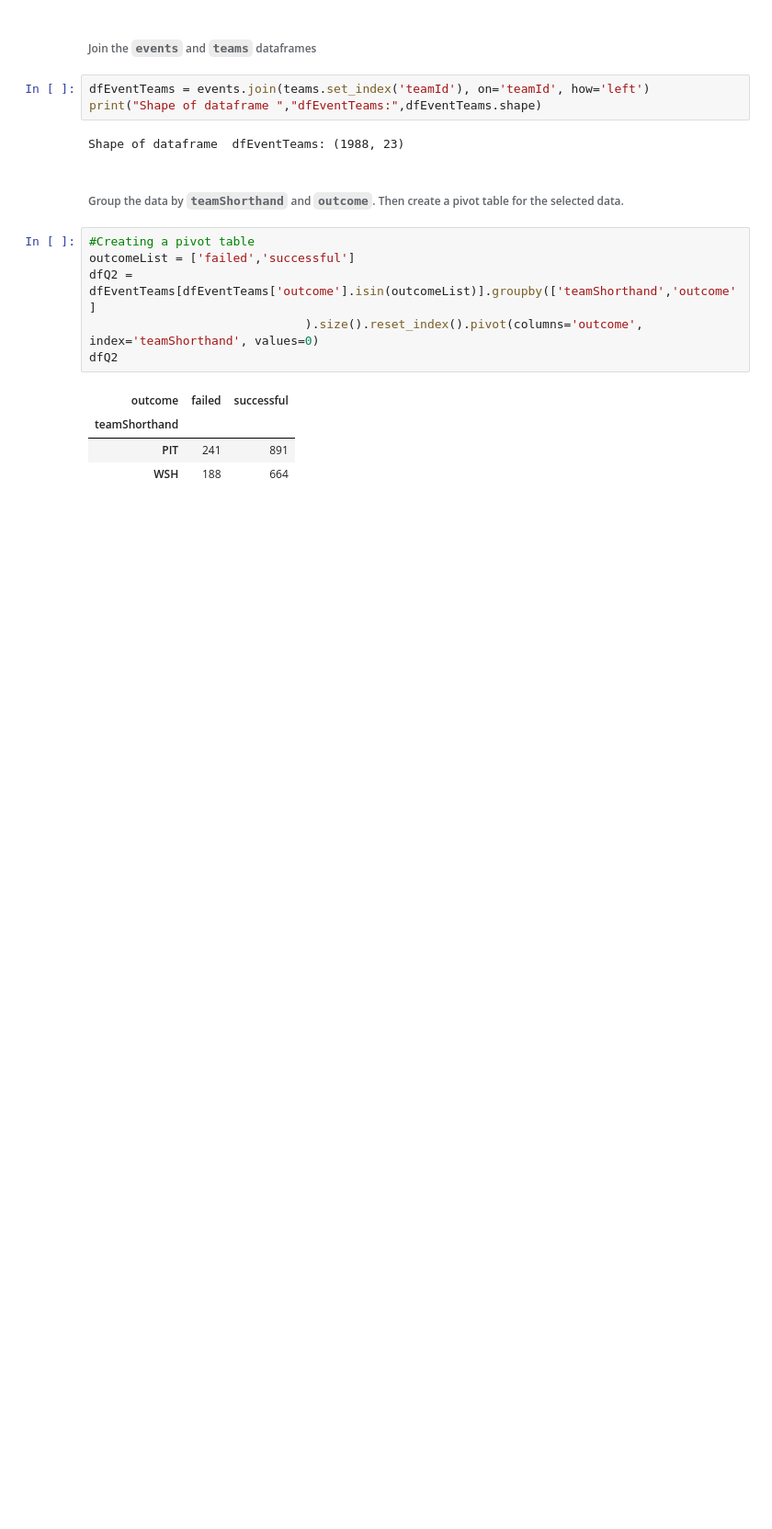
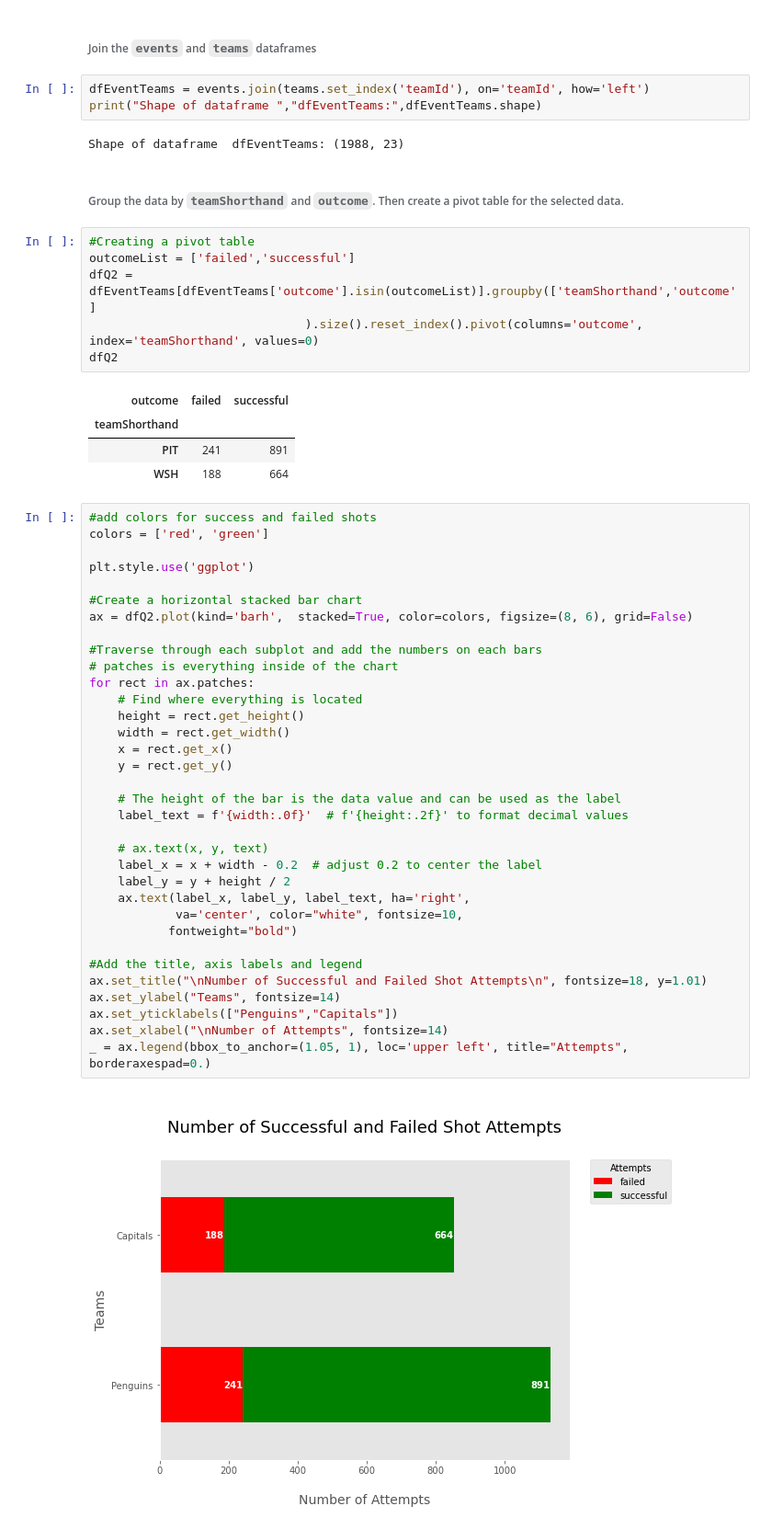
Before and after one commit to nitishbhardwaj1912/gameDataAnalytics, a Jupyter notebook: DataAnalysis.ipynb, the cells around one changed output. Shown at 92% size. Saved outputs shown, nothing was run; the diff lists cells and outputs as text; blank space fills up the shorter version.

Commit message:
Added Analysis 2-Visualization

```diff
--- a/DataAnalysis.ipynb
+++ b/DataAnalysis.ipynb
@@ -149,3 +149,39 @@ dfQ2
 | teamShorthand |  |  |
 | PIT | 241 | 891 |
 | WSH | 188 | 664 |
+# %%
+#add colors for success and failed shots
+colors = ['red', 'green']
+
+plt.style.use('ggplot')
+
+#Create a horizontal stacked bar chart
+ax = dfQ2.plot(kind='barh',  stacked=True, color=colors, figsize=(8, 6), grid=False)
+
+#Traverse through each subplot and add the numbers on each bars
+# patches is everything inside of the chart
+for rect in ax.patches:
+    # Find where everything is located
+    height = rect.get_height()
+    width = rect.get_width()
+    x = rect.get_x()
+    y = rect.get_y()
+
+    # The height of the bar is the data value and can be used as the label
+    label_text = f'{width:.0f}'  # f'{height:.2f}' to format decimal values
+
+    # ax.text(x, y, text)
+    label_x = x + width - 0.2  # adjust 0.2 to center the label
+    label_y = y + height / 2
+    ax.text(label_x, label_y, label_text, ha='right',
+            va='center', color="white", fontsize=10,
+           fontweight="bold")
+
+#Add the title, axis labels and legend
+ax.set_title("\nNumber of Successful and Failed Shot Attempts\n", fontsize=18, y=1.01)
+ax.set_ylabel("Teams", fontsize=14)
+ax.set_yticklabels(["Penguins","Capitals"])
+ax.set_xlabel("\nNumber of Attempts", fontsize=14)
+_ = ax.legend(bbox_to_anchor=(1.05, 1), loc='upper left', title="Attempts", borderaxespad=0.)
+# %% [output]
+[figure, added]
```
